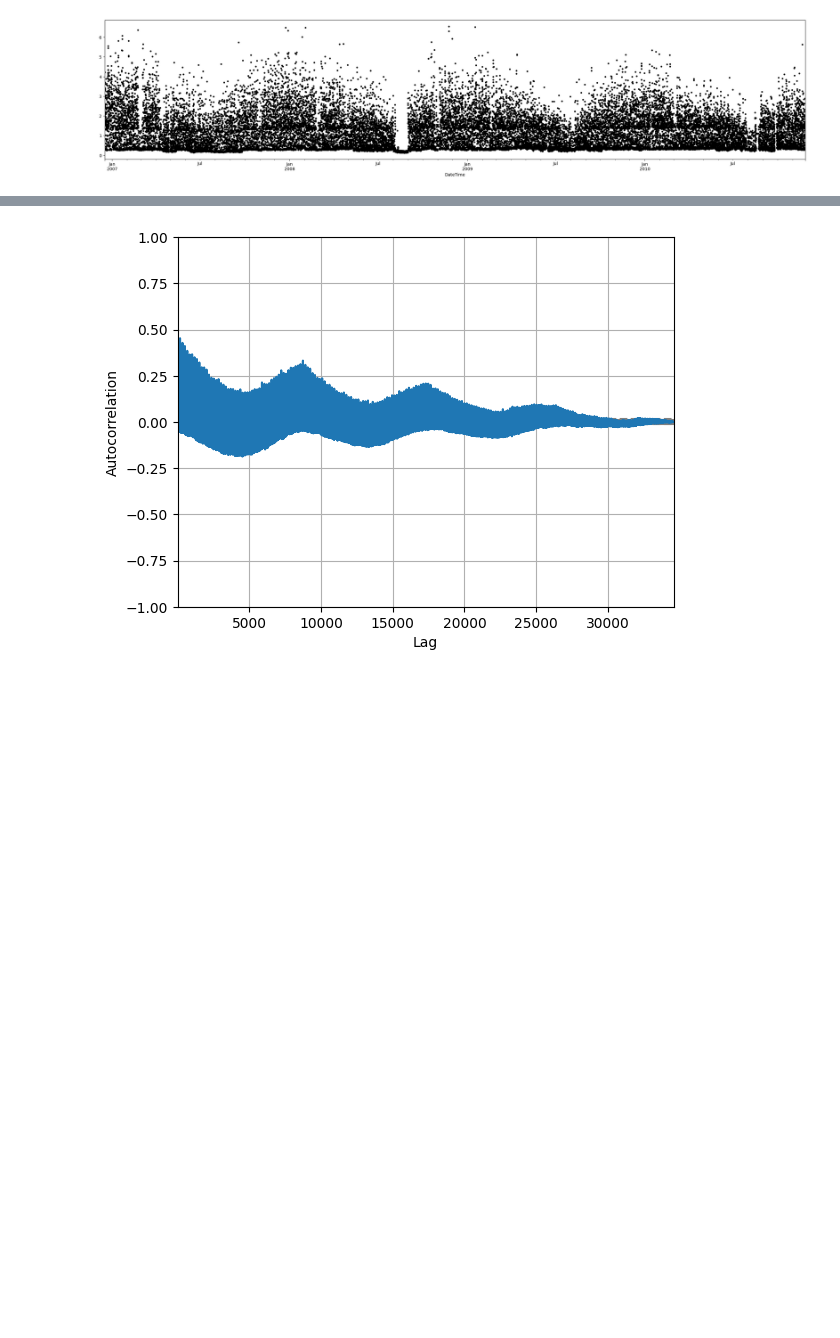
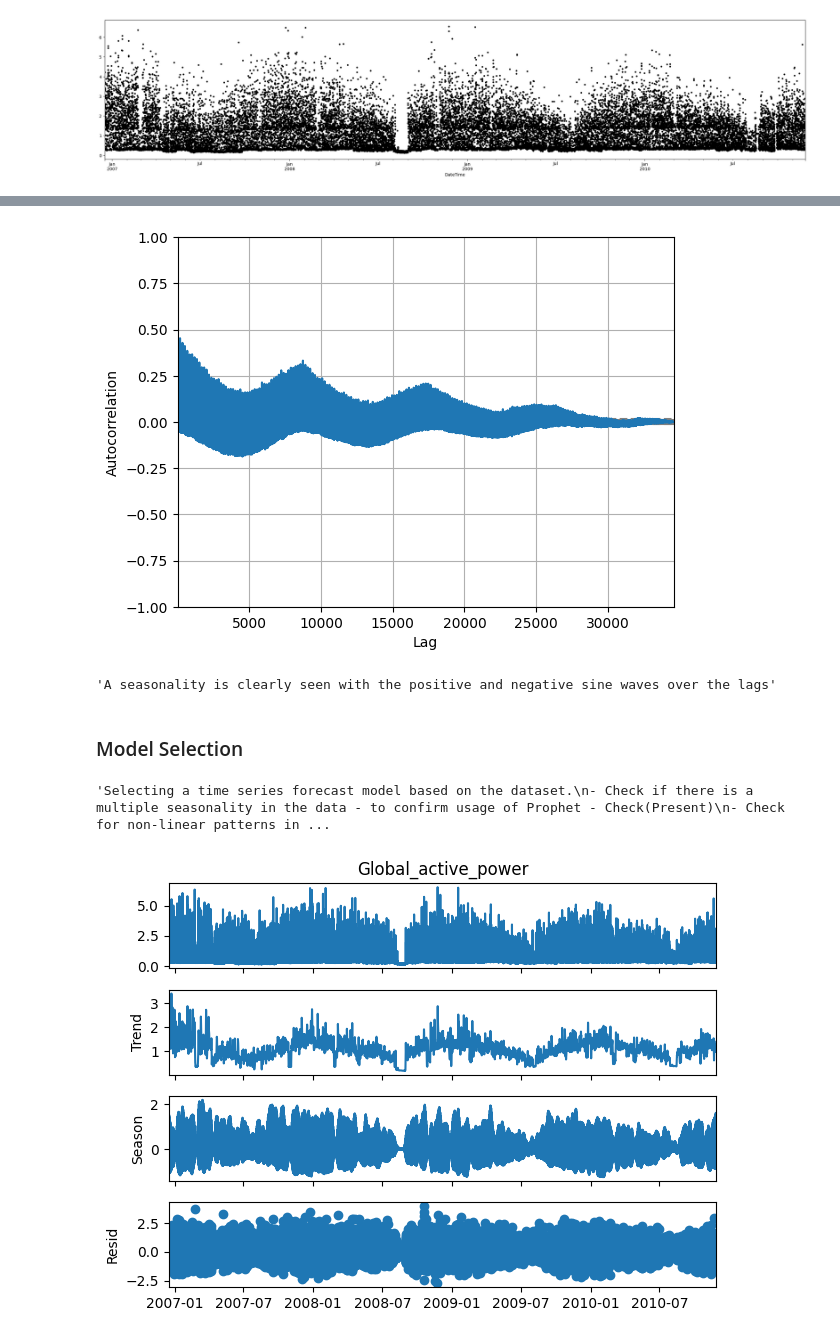
Before and after one commit to mahimalolla/EcoWatt, a Jupyter notebook: EcoWatt_Time_Series.ipynb, the cells around one changed output, grey strips where cells are left out. Cells and saved outputs as stored; diff of their text form; code cells hidden in the pictures; blank space fills up the shorter version.

```diff
--- a/EcoWatt_Time_Series.ipynb
+++ b/EcoWatt_Time_Series.ipynb
@@ -183,0 +169,3 @@ df_resampled.head(8)
+# %%
+df_resampled = df_resampled.fillna(0)
+print(df_resampled.isna().sum())
@@ -324,3 +332,25 @@ pyplot.show()
 '''A seasonality is clearly seen with the positive and negative sine waves over the lags'''
 # %% [output]
 [figure]
+'A seasonality is clearly seen with the positive and negative sine waves over the lags'
+# %% [markdown]
+### Model Selection
+# %%
+'''Selecting a time series forecast model based on the dataset.
+- Check if there is a multiple seasonality in the data - to confirm usage of Prophet - Check(Present)
+- Check for non-linear patterns in the dataset  - to confirm usage of LSTM/RNN
+- Check if the dataset classifies under Multivariate time series - to confirm usage of Vector Autoregression'''
+# %% [output]
+'Selecting a time series forecast model based on the dataset.\n- Check if there is a multiple seasonality in the data - to confirm usage of Prophet - Check(Present)\n- Check for non-linear patterns in ...
+# %%
+#Multi Seasonality?
+from statsmodels.tsa.seasonal import STL
+import matplotlib.pyplot as plt
+
+stl = STL(df_resampled['Global_active_power'], seasonal = 13)
+result = stl.fit()
+
+result.plot()
+plt.show()
+# %% [output]
+[figure, added]
```
Also changed, not shown: parts of 14 cells of this notebook.
